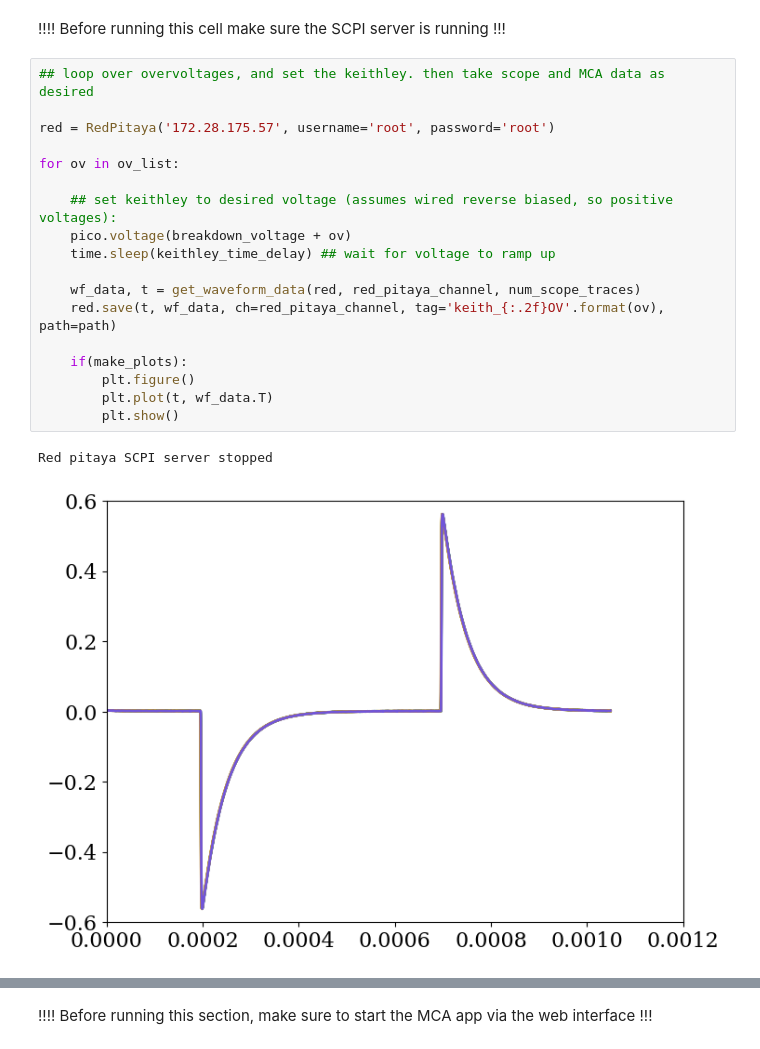
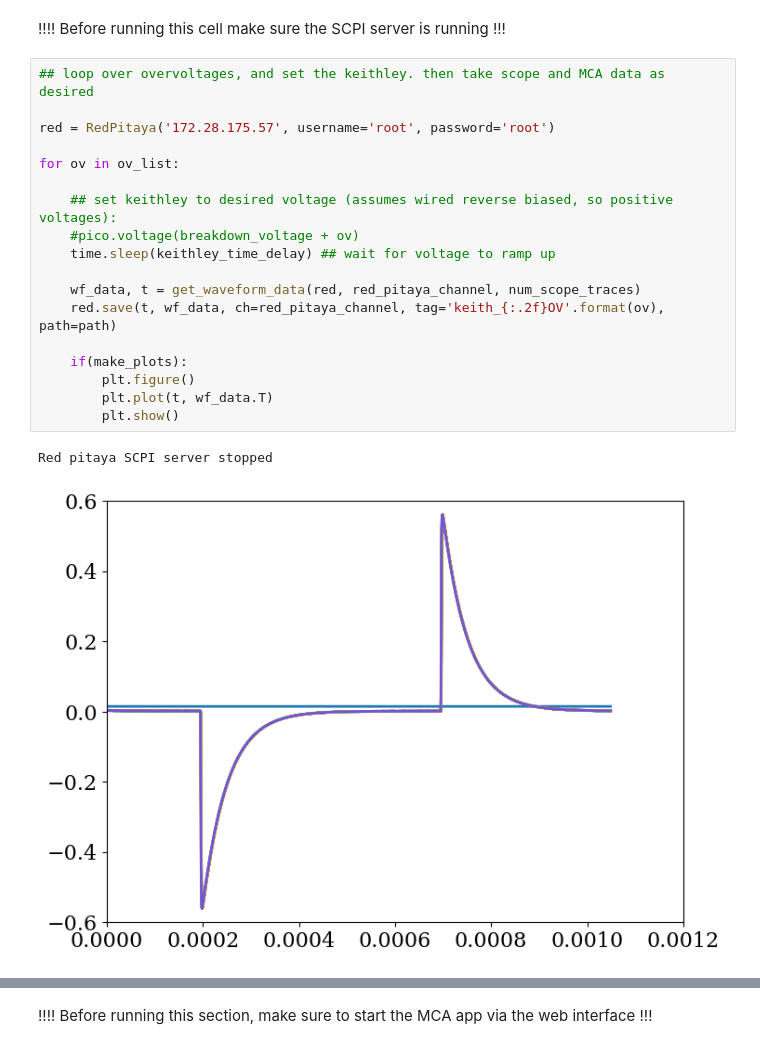
Before and after one commit to Moore-Lab/purity-monitor, a Jupyter notebook: Jupyter/Log/2022-06-07_gain_measurement.ipynb, the cells around one changed output, grey strips where cells are left out. Saved outputs shown, nothing was run; the diff lists cells and outputs as text.

```diff
--- a/Jupyter/Log/2022-06-07_gain_measurement.ipynb
+++ b/Jupyter/Log/2022-06-07_gain_measurement.ipynb
@@ -106,24 +112,24 @@ def get_waveform_data(rp, chan, num_wfs, trig='ext', trig_params = {'ch': 2, 'le
 # %%
 ## loop over overvoltages, and set the keithley. then take scope and MCA data as desired
 
 red = RedPitaya('172.28.175.57', username='root', password='root')
 
 for ov in ov_list:
 
     ## set keithley to desired voltage (assumes wired reverse biased, so positive voltages):
-    pico.voltage(breakdown_voltage + ov)
+    #pico.voltage(breakdown_voltage + ov)
     time.sleep(keithley_time_delay) ## wait for voltage to ramp up
 
     wf_data, t = get_waveform_data(red, red_pitaya_channel, num_scope_traces)
     red.save(t, wf_data, ch=red_pitaya_channel, tag='keith_{:.2f}OV'.format(ov), path=path)
 
     if(make_plots):
         plt.figure()
         plt.plot(t, wf_data.T)
         plt.show()
 # %% [output]
 Red pitaya SCPI server stopped
-[figure, old version]
+[figure, new version]
 [figure]
 # %% [markdown]
 !!!! Before running this section, make sure to start the MCA app via the web interface !!!
```
Also changed, not shown: parts of 5 cells of this notebook, 2 other files.
